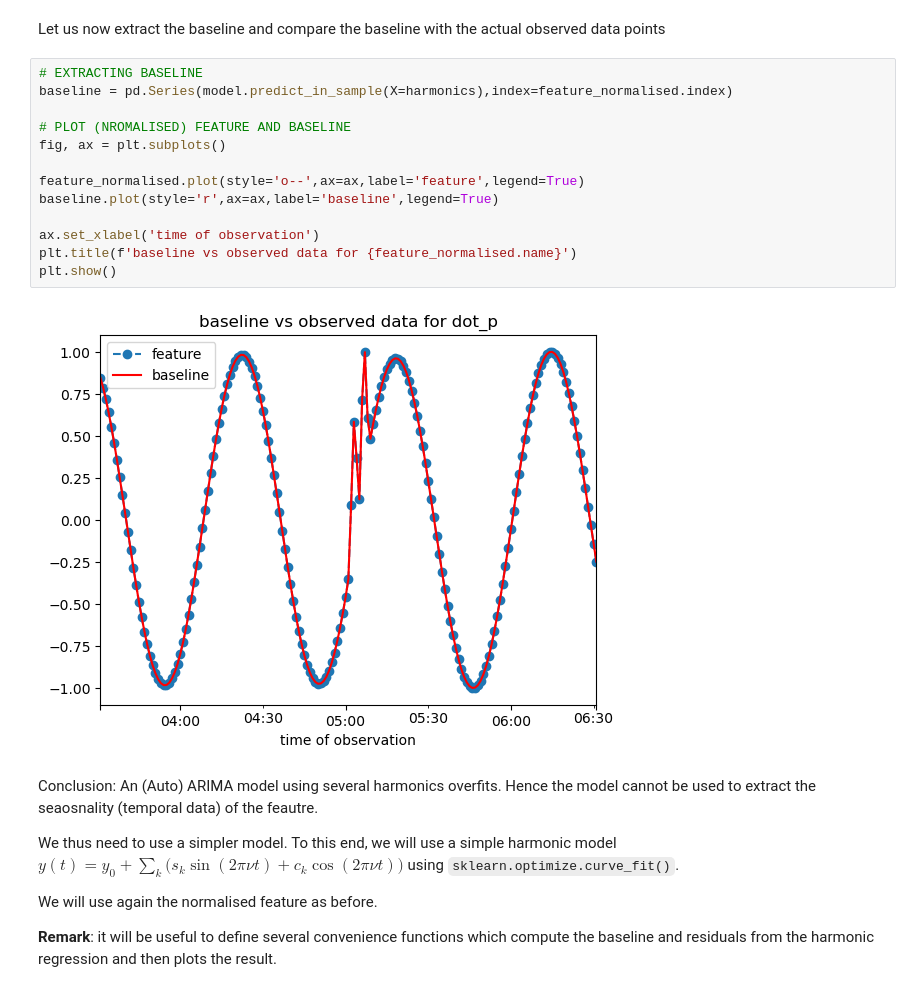
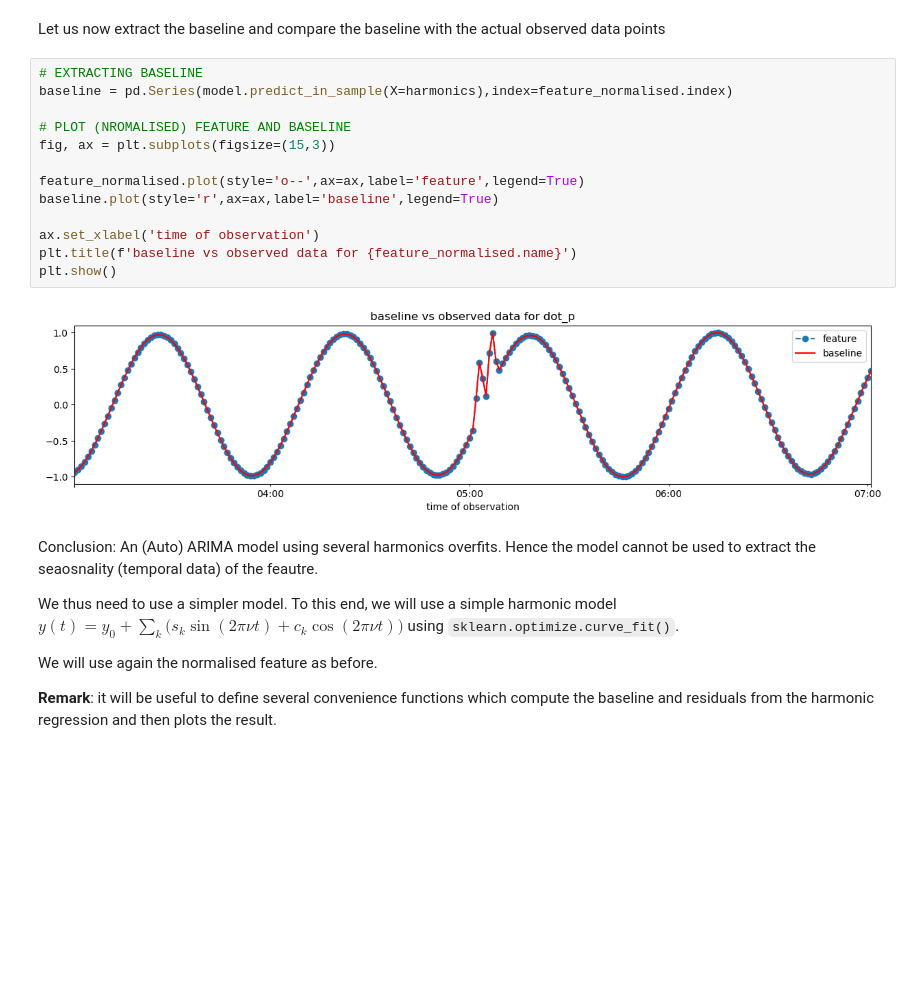
Before and after one commit to dHuberYoumans/DORIS, a Jupyter notebook: notebooks/finding_DORIS.ipynb, the cells around one changed output. Cells and saved outputs as stored; diff of their text form; blank space fills up the shorter version.

```diff
--- a/notebooks/finding_DORIS.ipynb
+++ b/notebooks/finding_DORIS.ipynb
@@ -393,18 +394,18 @@ Let us now extract the baseline and compare the baseline with the actual observe
 # %%
 # EXTRACTING BASELINE
 baseline = pd.Series(model.predict_in_sample(X=harmonics),index=feature_normalised.index)
 
 # PLOT (NROMALISED) FEATURE AND BASELINE
-fig, ax = plt.subplots()
+fig, ax = plt.subplots(figsize=(15,3))
 
 feature_normalised.plot(style='o--',ax=ax,label='feature',legend=True)
 baseline.plot(style='r',ax=ax,label='baseline',legend=True)
 
 ax.set_xlabel('time of observation')
 plt.title(f'baseline vs observed data for {feature_normalised.name}')
 plt.show()
 # %% [output]
-[figure, old version]
+[figure, new version]
 # %% [markdown]
 Conclusion: An (Auto) ARIMA model using several harmonics overfits. Hence the model cannot be used to extract the seaosnality (temporal data) of the feautre.
 
```
Also changed, not shown: parts of 16 cells of this notebook.
